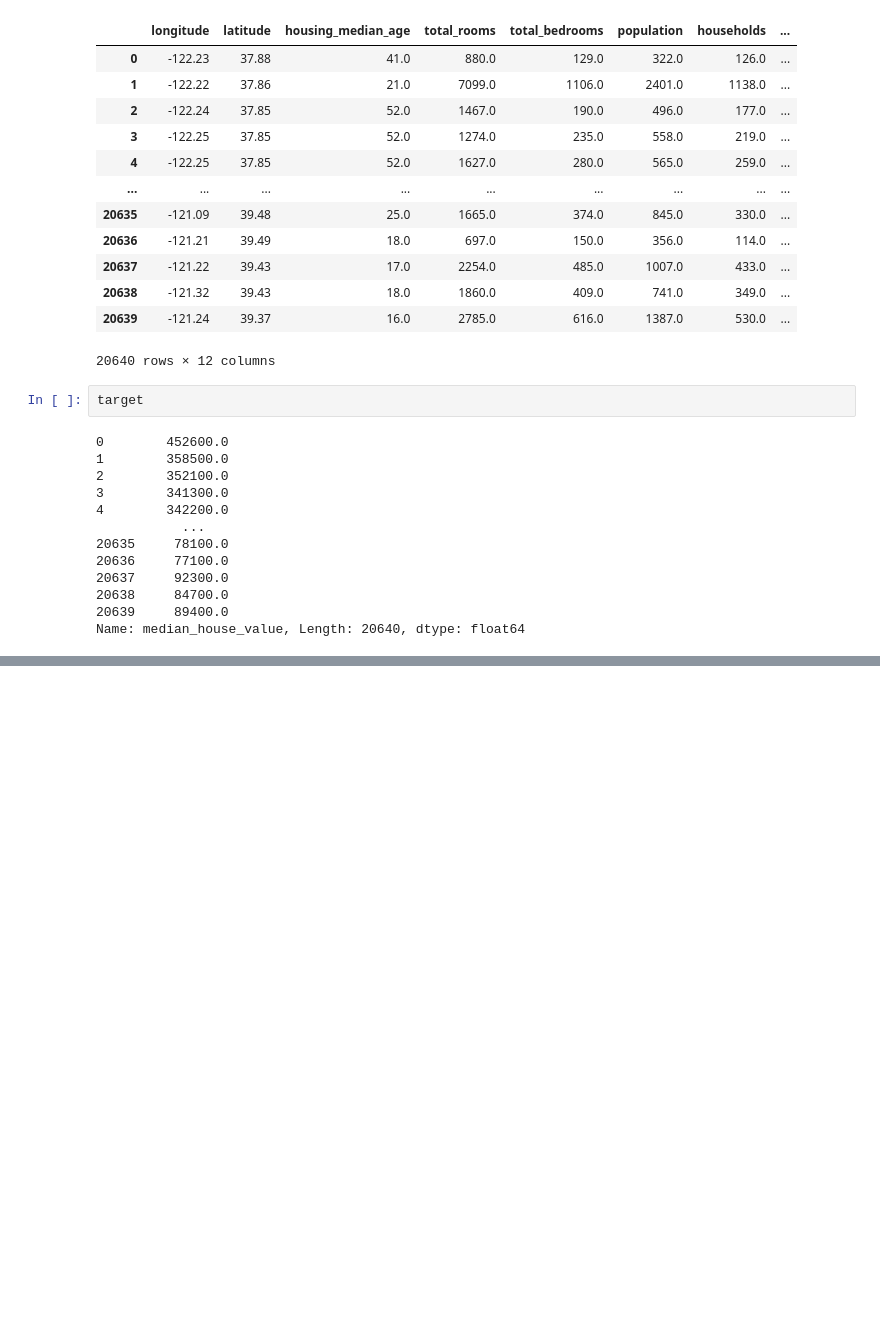
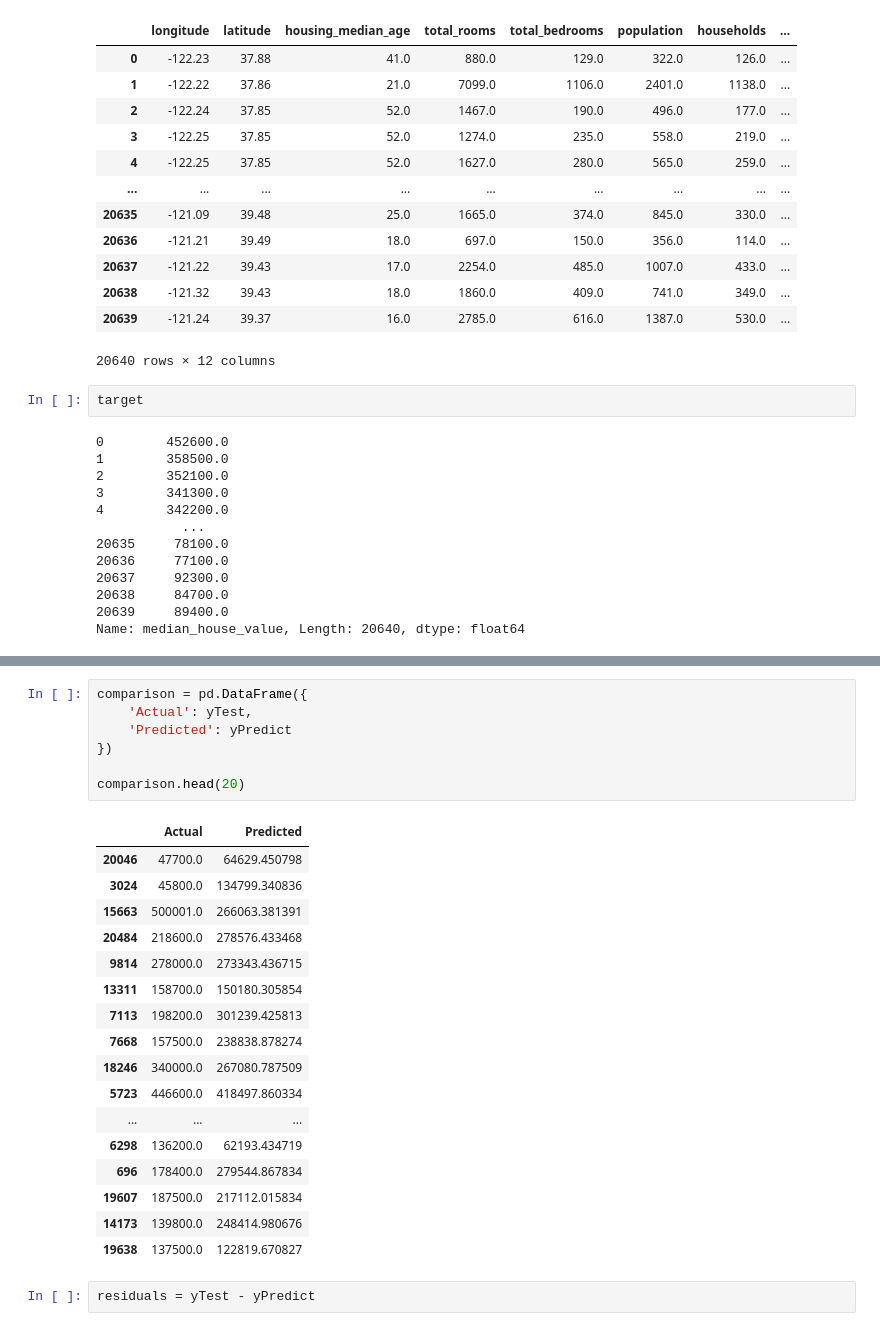
Before and after one commit to Jyotir-1924/data-science-main, a Jupyter notebook: Machine-Learning/Supervised/Linear-Regression/housing.ipynb, the cells around one changed output, grey strips where cells are left out. Drawn from its saved outputs; the diff is of its cells as text; blank space fills up the shorter version.

```diff
--- a/Machine-Learning/Supervised/Linear-Regression/housing.ipynb
+++ b/Machine-Learning/Supervised/Linear-Regression/housing.ipynb
@@ -150,0 +185,27 @@ xTrain, xTest, yTrain, yTest = train_test_split(features, target, test_size=0.2,
+# %%
+comparison = pd.DataFrame({
+    'Actual': yTest,
+    'Predicted': yPredict
+})
+
+comparison.head(20)
+# %% [output]
+|  | Actual | Predicted |
+| 20046 | 47700.0 | 64629.450798 |
+| 3024 | 45800.0 | 134799.340836 |
+| 15663 | 500001.0 | 266063.381391 |
+| 20484 | 218600.0 | 278576.433468 |
+| 9814 | 278000.0 | 273343.436715 |
+| 13311 | 158700.0 | 150180.305854 |
+| 7113 | 198200.0 | 301239.425813 |
+| 7668 | 157500.0 | 238838.878274 |
+| 18246 | 340000.0 | 267080.787509 |
+| 5723 | 446600.0 | 418497.860334 |
+| ... | ... | ... |
+| 6298 | 136200.0 | 62193.434719 |
+| 696 | 178400.0 | 279544.867834 |
+| 19607 | 187500.0 | 217112.015834 |
+| 14173 | 139800.0 | 248414.980676 |
+| 19638 | 137500.0 | 122819.670827 |
+# %%
+residuals = yTest - yPredict
```
Also changed, not shown: parts of 15 cells of this notebook, 2 other files.
